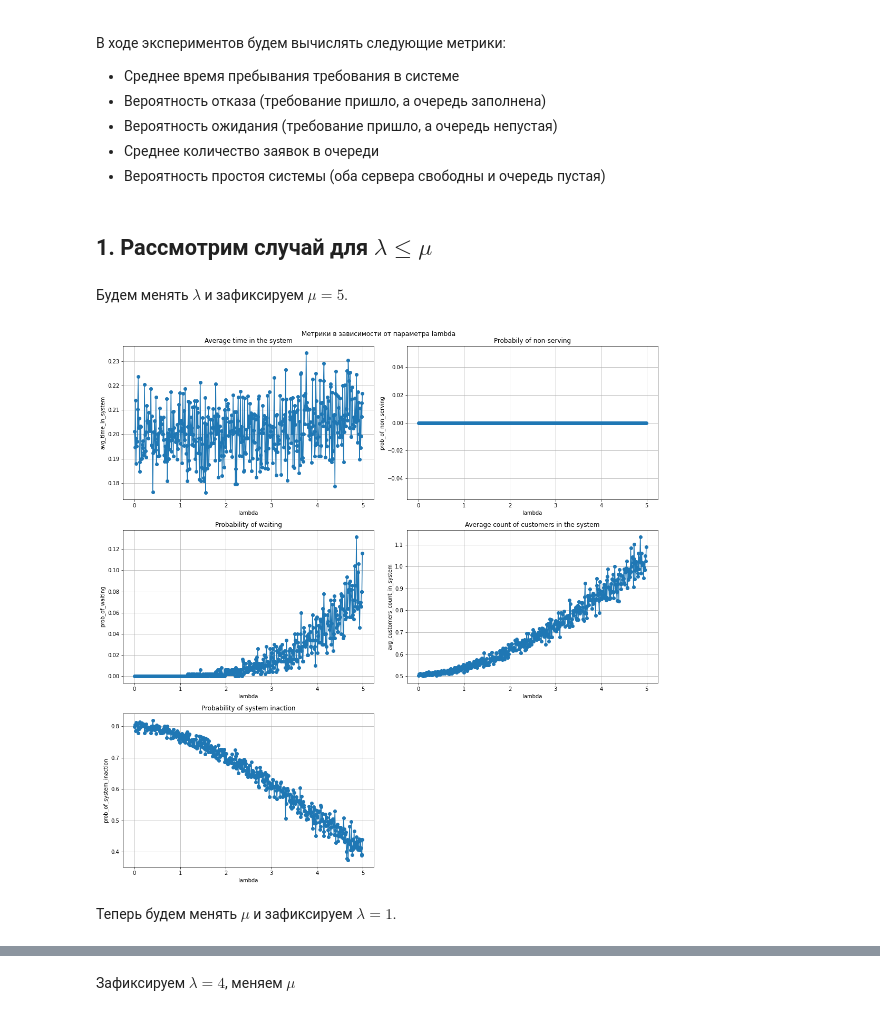
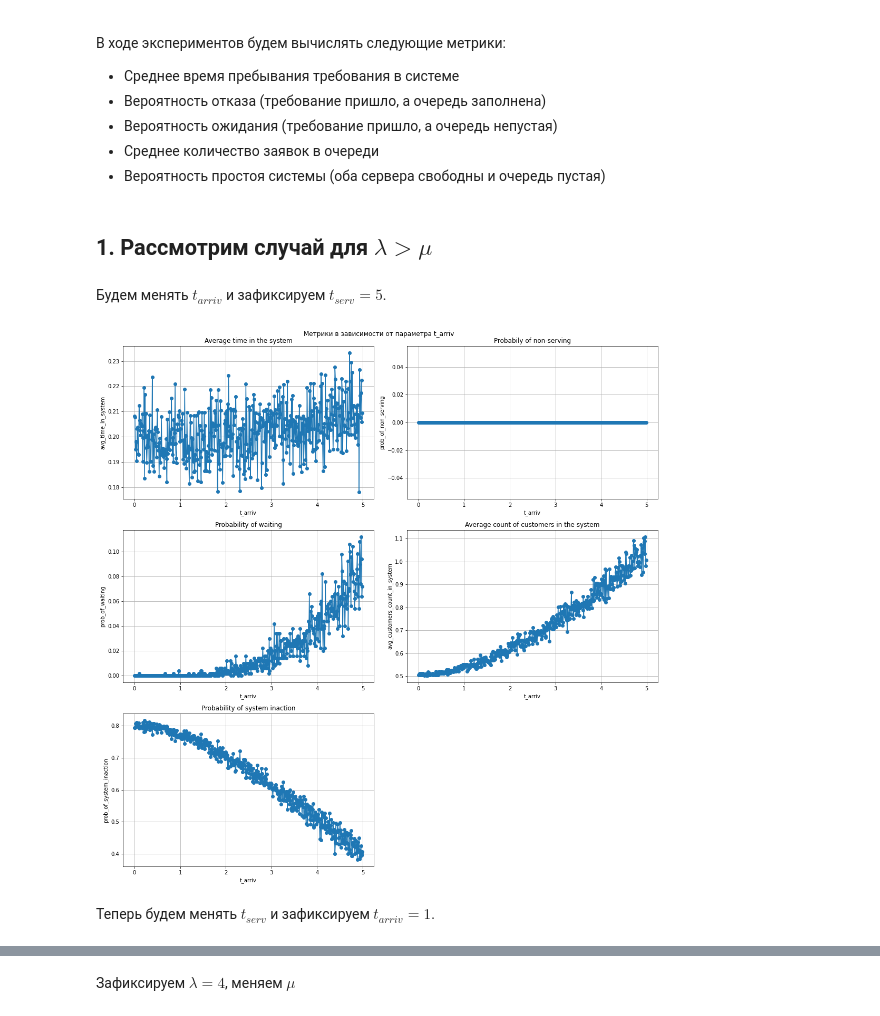
Before and after one commit to avmusatov/Queuing-theory-MMc, a Jupyter notebook: model.ipynb, the cells around one changed output, grey strips where cells are left out. Saved outputs shown, nothing was run; the diff lists cells and outputs as text; code cells hidden in the pictures.

```diff
--- a/model.ipynb
+++ b/model.ipynb
@@ -4,10 +4,10 @@ import pandas as pd
 import matplotlib.pyplot as plt
 # %%
 class QueueMM2():
-    def __init__(self, lbd, mu, cap=5):
+    def __init__(self, t_arriv, t_serv, cap=5):
 
-        self.lbd = lbd                        # каждые lambda минут поступает новое требование
-        self.mu = mu                          # время обслуживания на сервере 1/mu
+        self.t_arriv = t_arriv                        # каждые lambda минут поступает новое требование
+        self.t_serv = t_serv                          # время обслуживания на сервере 1/mu
         self.cap = cap                        # max capacity of queue
 
         self.clock = 0.0                      # simulation clock
@@ -111,13 +111,13 @@ class QueueMM2():
 
     def gen_arrival_time(self): # generates arrival times using poisson distribution
         try:
-            x=1./np.random.poisson(self.lbd)
+            x=1./np.random.poisson(self.t_arriv)
         except ZeroDivisionError:
             x=1
         return x
 
     def gen_service_time(self): # generates service time for servers using exponential distribution
-        return (np.random.exponential(1./self.mu))
+        return (np.random.exponential(1./self.t_serv))
 
     ## calculate metrics ##
 
@@ -141,7 +141,7 @@ df = pd.DataFrame(columns=['Average interarrival time', 'Average service time se
 
 for i in range(100):
     np.random.seed(i)
-    system = QueueMM2(lbd=4, mu=5)
+    system = QueueMM2(t_arriv=0.5, t_serv=2)
     while system.clock <= 1000:
         system.time_adv()
 
@@ -182,8 +182,8 @@ metrics_titles = ['Average time in the system',
                   'Average count of customers in the system',
                   'Probability of system inaction']
 # %%
-def run_mm2_queue(lbd, mu, cap, n_iter, seed=42):
-    system = QueueMM2(lbd, mu, cap)
+def run_mm2_queue(t_arrive, t_serv, cap, n_iter, seed=42):
+    system = QueueMM2(t_arrive, t_serv, cap)
     np.random.seed()
 
     for i in range(n_iter):
@@ -197,6 +197,8 @@ def run_mm2_queue(lbd, mu, cap, n_iter, seed=42):
         'avg_customers_count_in_system': system.get_avg_customers_count_in_system(),
         'prob_of_system_inaction': system.get_prob_of_system_inaction()
     }
+#     print(system.clock)
+#     print(system.num_arrivals)
 
     return metrics
 # %%
@@ -218,34 +220,34 @@ def draw_metrics(params, test_metrics, param_name):
 
     plt.show()
 # %% [markdown]
-## 1. Рассмотрим случай для $\lambda \leq \mu$
+## 1. Рассмотрим случай для $\lambda > \mu $
 # %% [markdown]
-Будем менять $\lambda$ и зафиксируем $\mu=5$.
+Будем менять $t_{arriv}$ и зафиксируем $t_{serv}=5$.
 # %%
-mu = 5
+t_serv = 5
 int_size = 0.01
-lambdas = np.arange(0, mu, int_size)
+t_arriv_arr = np.arange(0, t_serv, int_size)
 capacity = 5
 
 test_metrics = {
     'avg_time_in_system': list(),
     'prob_of_non_serving': list(),
     'prob_of_waiting': list(),
     'avg_customers_count_in_system': list(),
     'prob_of_system_inaction': list()
 }
 
-for lbd in lambdas:
-    metrics = run_mm2_queue(lbd, mu, capacity, 1000)
+for t_arriv in t_arriv_arr:
+    metrics = run_mm2_queue(t_arriv, t_serv, capacity, 1000)
     test_metrics['avg_time_in_system'].append(metrics['avg_time_in_system'])
     test_metrics['prob_of_non_serving'].append(metrics['prob_of_non_serving'])
     test_metrics['prob_of_waiting'].append(metrics['prob_of_waiting'])
     test_metrics['avg_customers_count_in_system'].append(metrics['avg_customers_count_in_system'])
     test_metrics['prob_of_system_inaction'].append(metrics['prob_of_system_inaction'])
 
-draw_metrics(lambdas, test_metrics, 'lambda')
+draw_metrics(t_arriv_arr, test_metrics, 't_arriv')
 # %% [output]
-[figure, old version]
+[figure, new version]
 # %% [markdown]
-Теперь будем менять $\mu$ и зафиксируем $\lambda=1$.
+Теперь будем менять $t_{serv}$ и зафиксируем $t_{arriv}=1$.
 # %%
```
Also changed, not shown: parts of 7 cells of this notebook.
